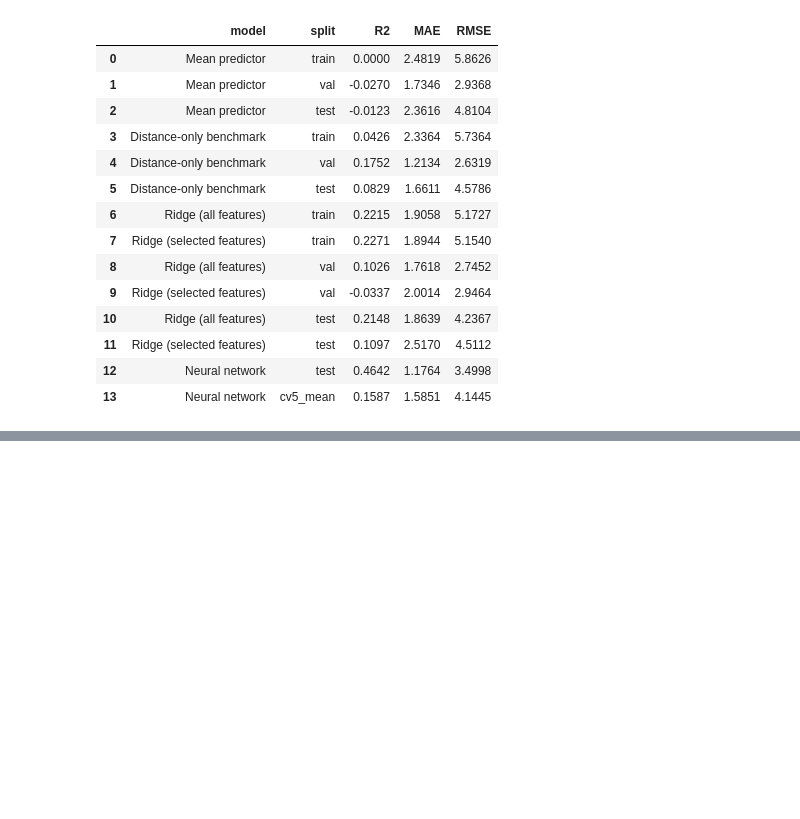
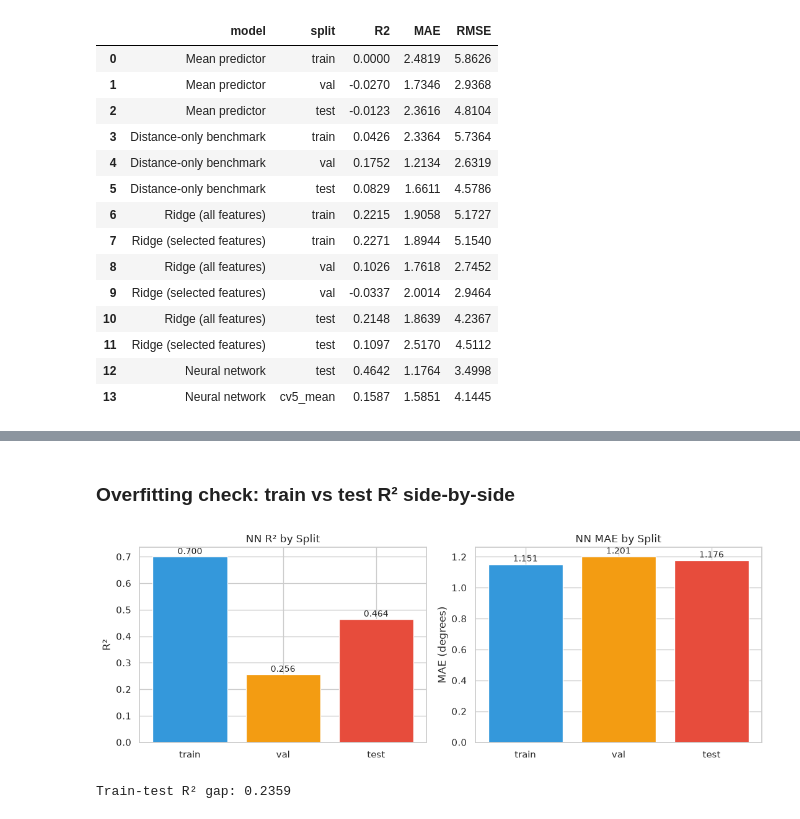
Before and after one commit to PixelAlgorithm/ML_miniproject, a Jupyter notebook: 03_Neural_Network.ipynb, the cells around one changed output, grey strips where cells are left out. Cells and saved outputs as stored; diff of their text form; code cells hidden in the pictures; blank space fills up the shorter version.

```diff
--- a/03_Neural_Network.ipynb
+++ b/03_Neural_Network.ipynb
@@ -274,0 +304,31 @@ final.round(4)
+# %% [markdown]
+### Overfitting check: train vs test R² side-by-side
+# %%
+fig, ax = plt.subplots(1, 2, figsize=(11, 4))
+
+# R² comparison
+splits_show = ["train", "val", "test"]
+r2_vals = [r2_score(SETS[s][1], nn_pred[s]) for s in splits_show]
+mae_vals = [mean_absolute_error(SETS[s][1], nn_pred[s]) for s in splits_show]
+
+ax[0].bar(splits_show, r2_vals, color=["#3498db", "#f39c12", "#e74c3c"])
+ax[0].set_title("NN R² by Split")
+ax[0].set_ylabel("R²")
+ax[0].axhline(0, color="k", lw=0.5)
+for i, v in enumerate(r2_vals):
+    ax[0].text(i, v + 0.01, f"{v:.3f}", ha="center", fontsize=10)
+
+ax[1].bar(splits_show, mae_vals, color=["#3498db", "#f39c12", "#e74c3c"])
+ax[1].set_title("NN MAE by Split")
+ax[1].set_ylabel("MAE (degrees)")
+for i, v in enumerate(mae_vals):
+    ax[1].text(i, v + 0.02, f"{v:.3f}", ha="center", fontsize=10)
+
+plt.tight_layout()
+plt.savefig("results/figures/m3_overfitting_check.png", dpi=150)
+plt.show()
+
+print(f"Train-test R² gap: {r2_vals[0] - r2_vals[2]:.4f}")
+# %% [output]
+[figure, added]
+Train-test R² gap: 0.2359
```
Also changed, not shown: parts of 5 cells of this notebook, 4 other files.
